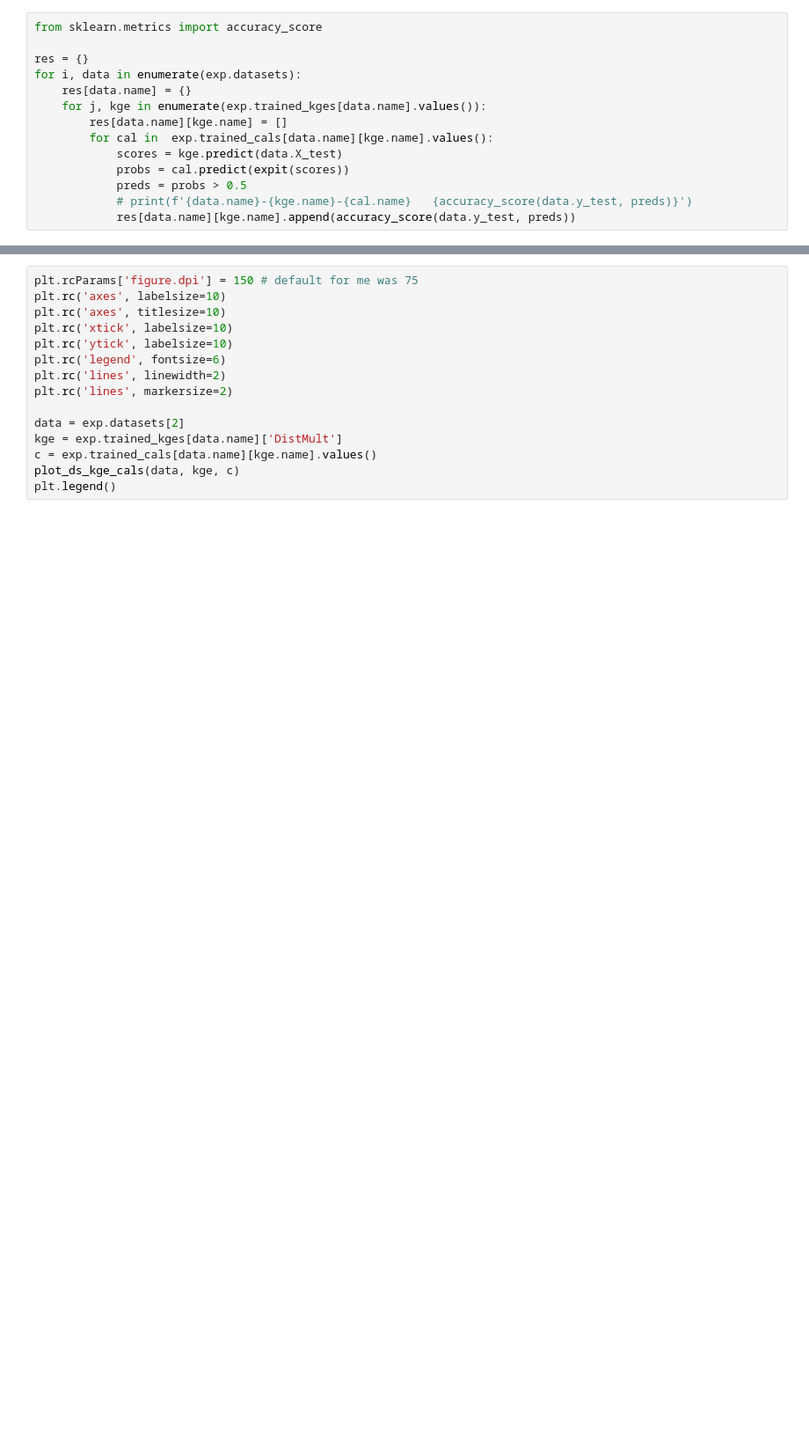
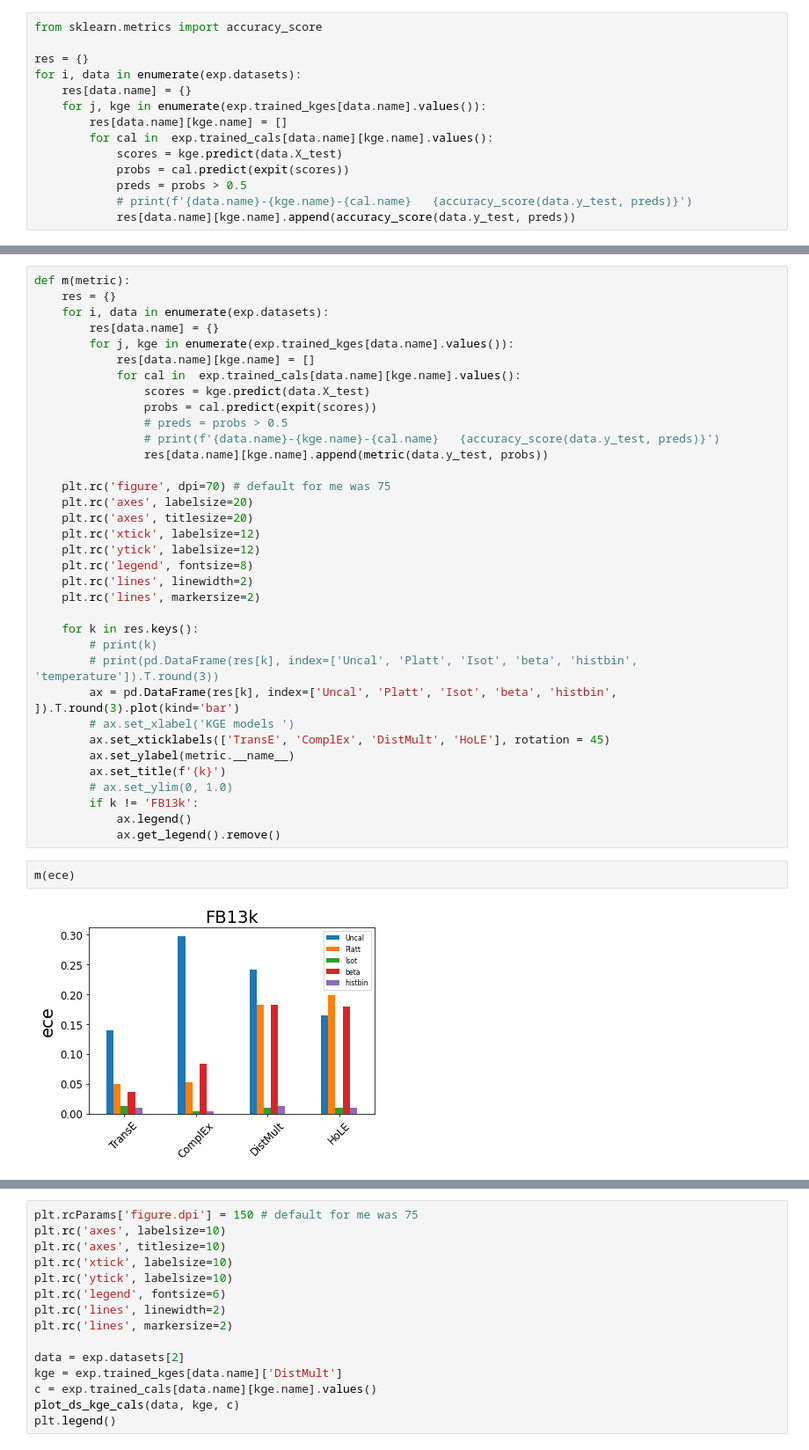
Before and after one commit to TREAT-UOE/kgcal, a Jupyter notebook: notebooks/exp4-2.ipynb, the cells around one changed output, grey strips where cells are left out. Shown: that part at 88% size. Saved outputs shown, nothing was run; the diff lists cells and outputs as text; blank space fills up the shorter version.

```diff
--- a/notebooks/exp4-2.ipynb
+++ b/notebooks/exp4-2.ipynb
@@ -140,0 +142,39 @@ for k in res.keys():
+# %%
+def m(metric):
+    res = {}
+    for i, data in enumerate(exp.datasets):
+        res[data.name] = {}
+        for j, kge in enumerate(exp.trained_kges[data.name].values()):
+            res[data.name][kge.name] = []
+            for cal in  exp.trained_cals[data.name][kge.name].values():
+                scores = kge.predict(data.X_test)
+                probs = cal.predict(expit(scores))
+                # preds = probs > 0.5
+                # print(f'{data.name}-{kge.name}-{cal.name}   {accuracy_score(data.y_test, preds)}')
+                res[data.name][kge.name].append(metric(data.y_test, probs))
+
+    plt.rc('figure', dpi=70) # default for me was 75
+    plt.rc('axes', labelsize=20)
+    plt.rc('axes', titlesize=20)
+    plt.rc('xtick', labelsize=12)
+    plt.rc('ytick', labelsize=12)
+    plt.rc('legend', fontsize=8)
+    plt.rc('lines', linewidth=2)
+    plt.rc('lines', markersize=2)
+
+    for k in res.keys():
+        # print(k)
+        # print(pd.DataFrame(res[k], index=['Uncal', 'Platt', 'Isot', 'beta', 'histbin', 'temperature']).T.round(3))
+        ax = pd.DataFrame(res[k], index=['Uncal', 'Platt', 'Isot', 'beta', 'histbin', ]).T.round(3).plot(kind='bar')
+        # ax.set_xlabel('KGE models ')
+        ax.set_xticklabels(['TransE', 'ComplEx', 'DistMult', 'HoLE'], rotation = 45)
+        ax.set_ylabel(metric.__name__)
+        ax.set_title(f'{k}')
+        # ax.set_ylim(0, 1.0)
+        if k != 'FB13k':
+            ax.legend()
+            ax.get_legend().remove()
+# %%
+m(ece)
+# %% [output]
+[figure, added]
```
Also changed, not shown: parts of 8 cells of this notebook, 53 other files.
